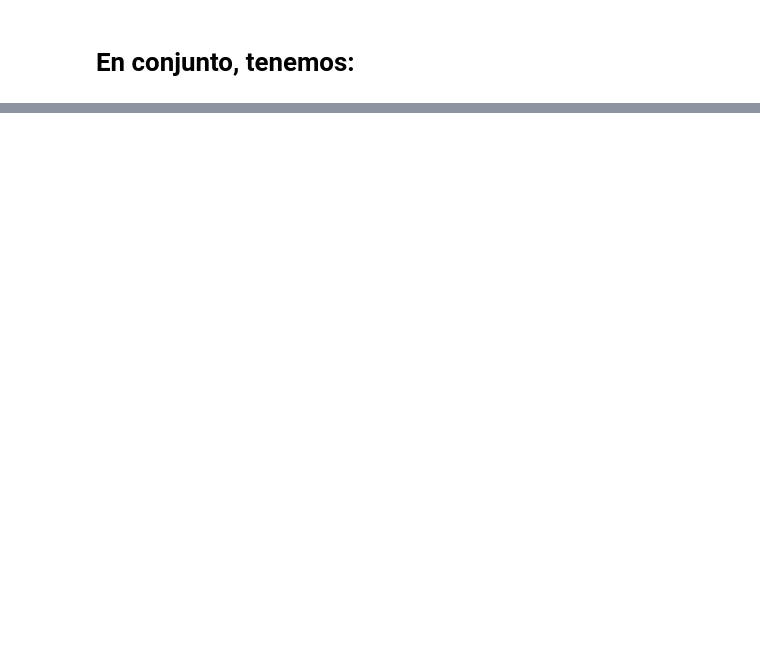
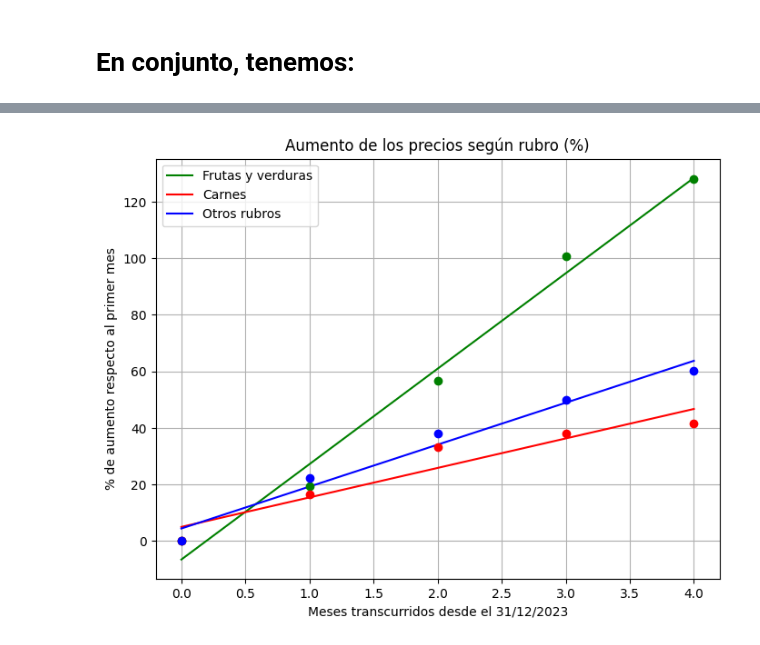
Before and after one commit to r3ch1rd/TP2alc, a Jupyter notebook: TP2alc.ipynb, the cells around one changed output, grey strips where cells are left out. Saved outputs shown, nothing was run; the diff lists cells and outputs as text; code cells hidden in the pictures; blank space fills up the shorter version.

```diff
--- a/TP2alc.ipynb
+++ b/TP2alc.ipynb
@@ -514,0 +502,80 @@ plt.show()
+# %%
+# Modifico la tabla para que me muestre los nutrientes por gramo
+
+cantidades = consumidores_libres[consumidores_libres.columns[1]]
+cl = consumidores_libres.copy()
+for i in range(cl.shape[0]):
+    cl.iloc[i,1:] = cl.iloc[i,1:]/cantidades[i]
+
+# Modifico la tabla para que me muestra el porcentaje de aumento en cada mes según el primer mes
+
+precios = cl[cl.columns[2]]
+
+for i in range(cl.shape[0]):
+    for j in range(3,7):
+        cl.iloc[i,j] = (cl.iloc[i,j]/precios[i])*100 - 100
+    cl.iloc[i,2] = 0
+
+# Reparto el dataframe en rubros y saco un promedio de el aumento de precios según cada mes
+
+frutas_verduras_cl = cl[8:17]
+carnes_cl = cl[17:21]
+otroRubros_cl = cl[0:8]
+
+frutas_verduras_promedios = []
+for i in range(2,7):
+    frutas_verduras_promedios.append(frutas_verduras_cl.iloc[:,i].mean())
+
+carnes_promedios = []
+for i in range(2,7):
+    carnes_promedios.append(carnes_cl.iloc[:,i].mean())
+
+otrosRubros_promedios = []
+for i in range(2,7):
+    otrosRubros_promedios.append(otroRubros_cl.iloc[:,i].mean())
+
+
+X = np.array([[1,0],[1,1],[1,2],[1,3],[1,4]])
+
+recta_FV = minimosCuadrados(X,frutas_verduras_promedios)
+recta_carnes = minimosCuadrados(X,carnes_promedios)
+recta_otrosRubros  = minimosCuadrados(X, otrosRubros_promedios)
+
+a_FV = recta_FV[0]
+b_FV = recta_FV[1]
+
+a_Carnes = recta_carnes[0]
+b_Carnes = recta_carnes[1]
+
+a_otrosRubros = recta_otrosRubros[0]
+b_otrosRubros = recta_otrosRubros[1]
+
+r = np.linspace(0, 4, 100)
+y_FV = a_FV + b_FV * r
+y_Carnes = a_Carnes + b_Carnes * r
+y_otrosRubros = a_otrosRubros + b_otrosRubros * r
+
+# Definir el conjunto de puntos
+puntos_x = np.array([0, 1, 2, 3, 4])
+
+plt.figure(figsize=(8, 6))
+
+plt.plot(r, y_FV, color='green', label = "Frutas y verduras")
+plt.plot(r, y_Carnes, color='red', label = "Carnes")
+plt.plot(r, y_otrosRubros, color='blue', label = "Otros rubros")
+
+# Graficar los puntos
+plt.scatter(puntos_x, frutas_verduras_promedios, color='green', zorder=5)
+plt.scatter(puntos_x, carnes_promedios, color='red', zorder=5)
+plt.scatter(puntos_x, otrosRubros_promedios, color='blue', zorder=5)
+
+plt.xlabel('Meses transcurridos desde el 31/12/2023')
+plt.ylabel('% de aumento respecto al primer mes')
+plt.title('Aumento de los precios según rubro (%)')
+plt.legend()
+
+# Mostrar el gráfico
+plt.grid(True)
+plt.show()
+# %% [output]
+[figure, added]
```
Also changed, not shown: parts of 18 cells of this notebook.
